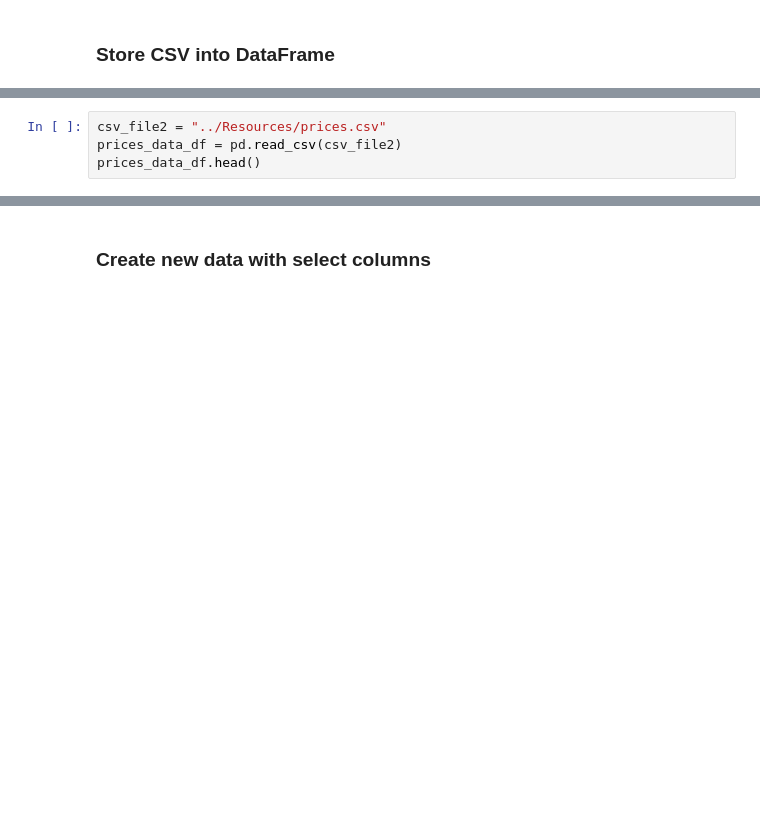
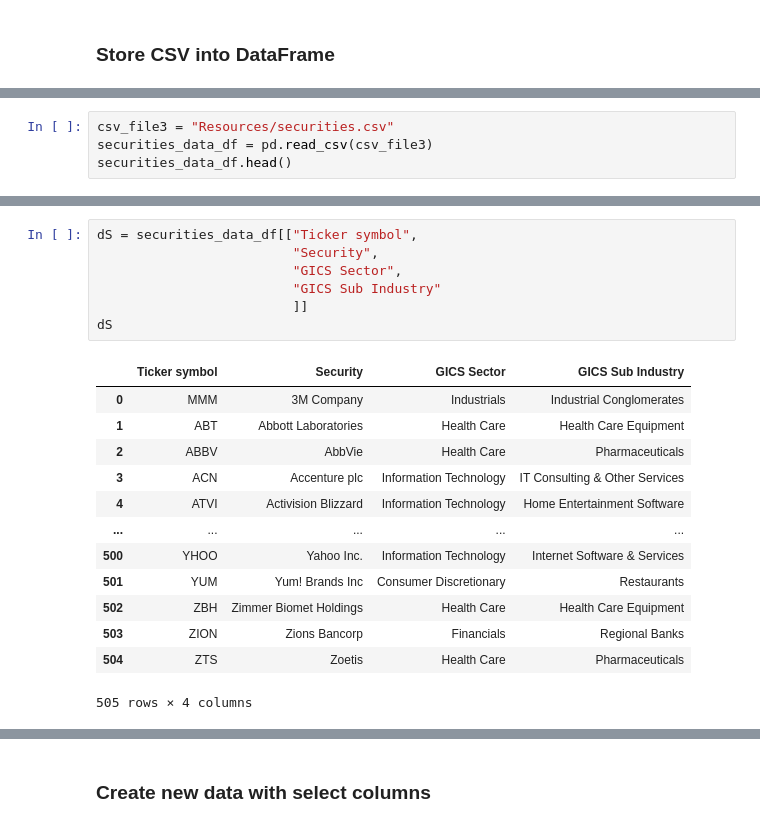
Before and after one commit to nickmangarella/stock-data-etl, a Jupyter notebook: stock_market_etl.ipynb, the cells around one changed output, grey strips where cells are left out. Cells and saved outputs as stored; diff of their text form; blank space fills up the shorter version.

```diff
--- a/stock_market_etl.ipynb
+++ b/stock_market_etl.ipynb
@@ -17,4 +17,4 @@ fundamentals_data_df.head()
 # %%
-csv_file2 = "../Resources/prices.csv"
-prices_data_df = pd.read_csv(csv_file2)
-prices_data_df.head()
+csv_file3 = "Resources/securities.csv"
+securities_data_df = pd.read_csv(csv_file3)
+securities_data_df.head()
@@ -24,0 +86,21 @@ securities_data_df.head()
+# %%
+dS = securities_data_df[["Ticker symbol",
+                         "Security",
+                         "GICS Sector",
+                         "GICS Sub Industry"
+                         ]]
+dS
+# %% [output]
+|  | Ticker symbol | Security | GICS Sector | GICS Sub Industry |
+| 0 | MMM | 3M Company | Industrials | Industrial Conglomerates |
+| 1 | ABT | Abbott Laboratories | Health Care | Health Care Equipment |
+| 2 | ABBV | AbbVie | Health Care | Pharmaceuticals |
+| 3 | ACN | Accenture plc | Information Technology | IT Consulting & Other Services |
+| 4 | ATVI | Activision Blizzard | Information Technology | Home Entertainment Software |
+| ... | ... | ... | ... | ... |
+| 500 | YHOO | Yahoo Inc. | Information Technology | Internet Software & Services |
+| 501 | YUM | Yum! Brands Inc | Consumer Discretionary | Restaurants |
+| 502 | ZBH | Zimmer Biomet Holdings | Health Care | Health Care Equipment |
+| 503 | ZION | Zions Bancorp | Financials | Regional Banks |
+| 504 | ZTS | Zoetis | Health Care | Pharmaceuticals |
+505 rows × 4 columns
```
Also changed, not shown: parts of 15 cells of this notebook.
